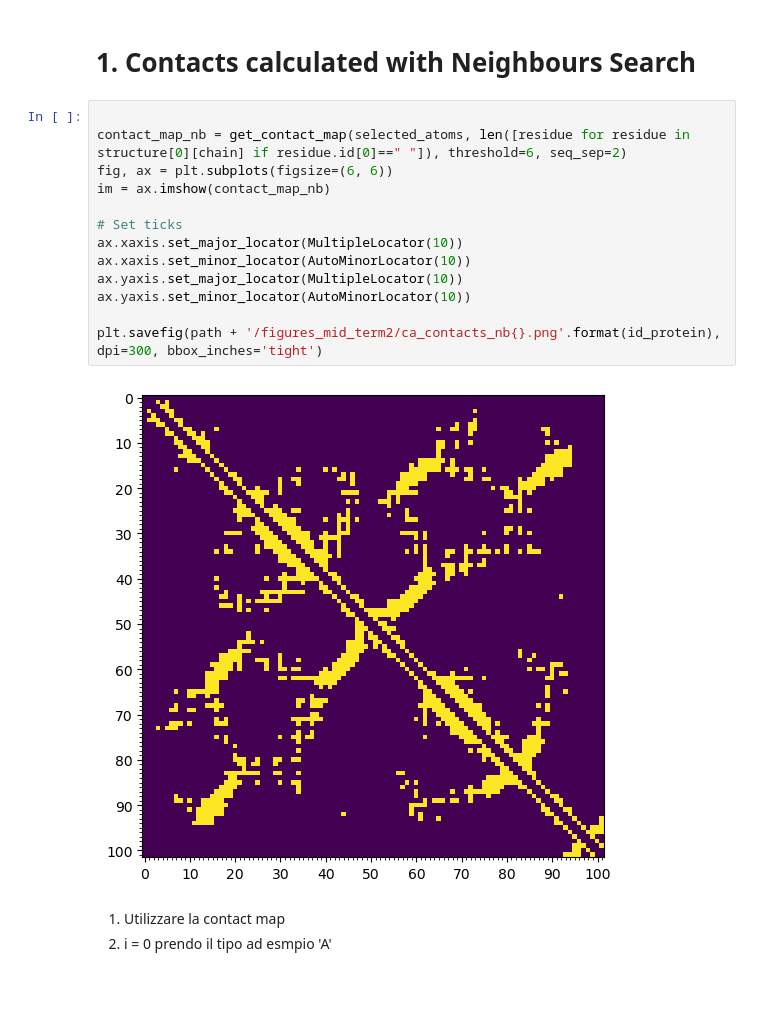
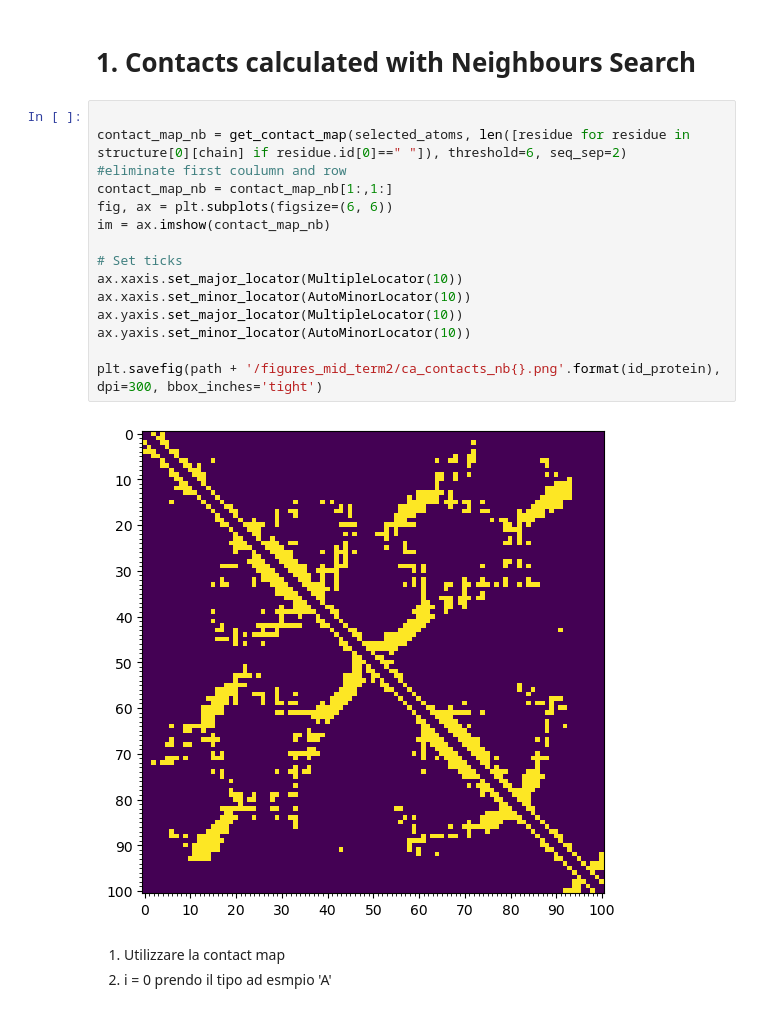
Before and after one commit to Reevoc/Structural-Bioinformatics, a Jupyter notebook: midterm2/midterm.ipynb, the cells around one changed output. Drawn from its saved outputs; the diff is of its cells as text.

```diff
--- a/midterm2/midterm.ipynb
+++ b/midterm2/midterm.ipynb
@@ -91,18 +92,20 @@ selected_atoms = [atom for residue in structure[0][chain] if residue.id[0] == "
 # %%
 
 contact_map_nb = get_contact_map(selected_atoms, len([residue for residue in structure[0][chain] if residue.id[0]==" "]), threshold=6, seq_sep=2)
+#eliminate first coulumn and row
+contact_map_nb = contact_map_nb[1:,1:]
 fig, ax = plt.subplots(figsize=(6, 6))
 im = ax.imshow(contact_map_nb)
 
 # Set ticks
 ax.xaxis.set_major_locator(MultipleLocator(10))
 ax.xaxis.set_minor_locator(AutoMinorLocator(10))
 ax.yaxis.set_major_locator(MultipleLocator(10))
 ax.yaxis.set_minor_locator(AutoMinorLocator(10))
 
 plt.savefig(path + '/figures_mid_term2/ca_contacts_nb{}.png'.format(id_protein), dpi=300, bbox_inches='tight')
 # %% [output]
-[figure, old version]
+[figure, new version]
 # %% [markdown]
 1. Utilizzare la contact map
 2. i = 0 prendo il tipo ad esmpio 'A'
```
Also changed, not shown: parts of 13 cells of this notebook, 5 other files.
